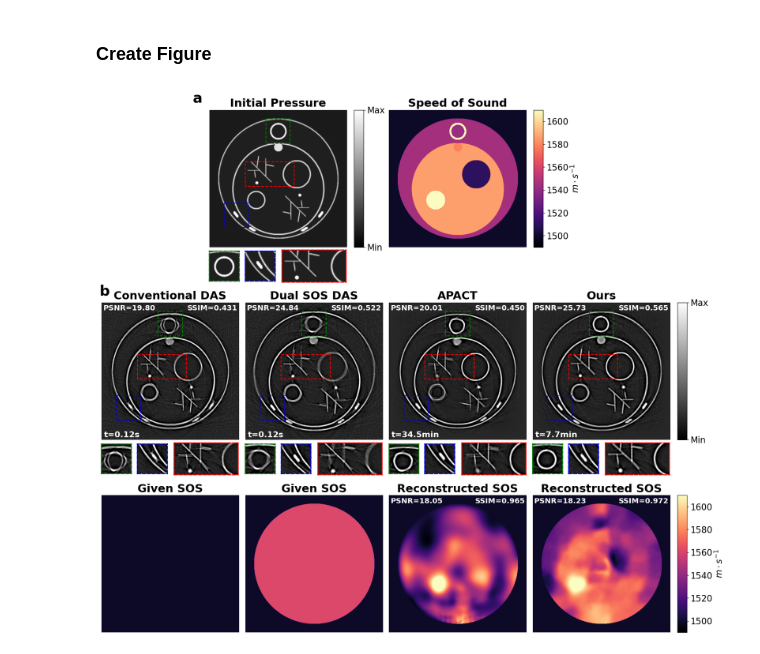
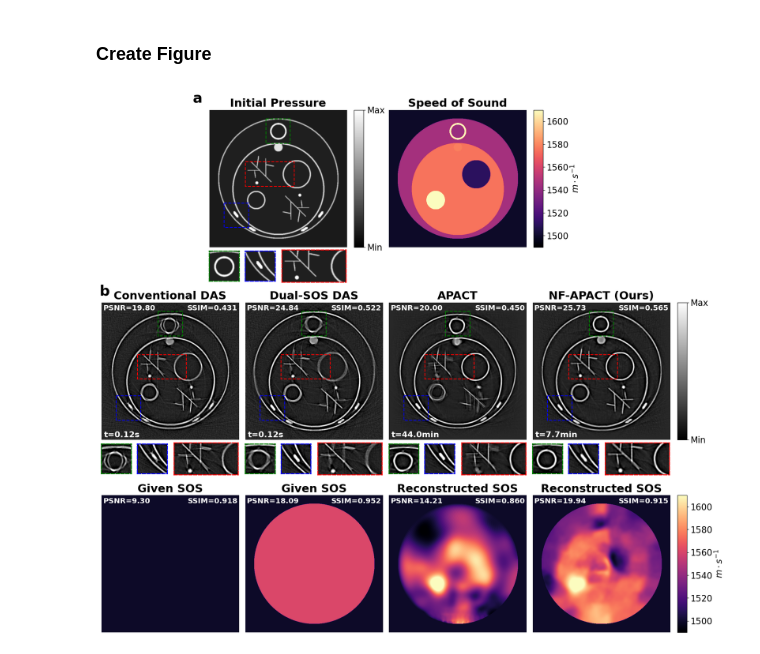
Before and after one commit to Lukeli0425/Coord-SoS-PACT, a Jupyter notebook: figures/figure_simulation.ipynb, the cells around one changed output. Saved outputs shown, nothing was run; the diff lists cells and outputs as text; code cells hidden in the pictures.

```diff
--- a/figures/figure_simulation.ipynb
+++ b/figures/figure_simulation.ipynb
@@ -25,9 +25,9 @@ IP_dual_das = load_mat(os.path.join(RESULTS_DIR, 'Dual-SOS_DAS', 'v_body=1561.0m
 IP_apact = load_mat(os.path.join(RESULTS_DIR, 'APACT', '32delays', 'IP_rec.mat'))
 IP_nf_apact = load_mat(os.path.join(RESULTS_DIR, 'NF-APACT', '32delays_1lyrs_64fts_TV=5.0e-05_lr=1.0e-04_30iters', 'IP_rec.mat'))
 
-SOS_gt = load_mat(os.path.join(DATA_DIR, 'SoS.mat'))
-SOS_uniform = load_mat(os.path.join(DATA_DIR, 'SoS_uniform.mat'))
-SOS_dual = load_mat(os.path.join(DATA_DIR, 'SoS_SB.mat'))
+SOS_gt = load_mat(os.path.join(DATA_DIR, 'SOS_easy.mat'))
+SOS_uniform = load_mat(os.path.join(DATA_DIR, 'SOS_uniform.mat'))
+SOS_dual = load_mat(os.path.join(DATA_DIR, 'SOS_SB.mat'))
 SOS_apact = load_mat(os.path.join(RESULTS_DIR, 'APACT', '32delays', 'SOS_rec.mat'))
 SOS_nf_apact = load_mat(os.path.join(RESULTS_DIR, 'NF-APACT', '32delays_1lyrs_64fts_TV=5.0e-05_lr=1.0e-04_30iters', 'SOS_rec.mat'))
 
@@ -82,7 +82,7 @@ cb.set_ticklabels(['1500', '1520', '1540', '1560', '1580', '1600'], fontsize=17)
 cb.set_label('$m \cdot s^{-1}$', fontsize=17)
 
 for idx, (img, method, time, SOS, SOS_title) in enumerate(zip([IP_das, IP_dual_das, IP_apact, IP_nf_apact],
-                                                              ['Conventional DAS', 'Dual SOS DAS', 'APACT', 'Ours'],
+                                                              ['Conventional DAS', 'Dual-SOS DAS', 'APACT', 'NF-APACT (Ours)'],
                                                               ['t={:.2f}s'.format(t_das), 't={:.2f}s'.format(t_dual_das), 't={:.1f}min'.format(t_apact/60), 't={:.1f}min'.format(t_nf_apact/60)],
                                                               [SOS_uniform, SOS_dual, SOS_apact, SOS_nf_apact],
                                                               ['Given SOS', 'Given SOS', 'Reconstructed SOS', 'Reconstructed SOS'])):
@@ -101,32 +101,32 @@ for idx, (img, method, time, SOS, SOS_title) in enumerate(zip([IP_das, IP_dual_d
         cb.set_ticks([5, -1])
         cb.set_ticklabels(['Max', 'Min'], fontsize=17)
 
     for k, (x, y, h, w, color) in enumerate(patches):
         rect = plt.Rectangle((y, x), w, h, fill=False, edgecolor=color, linewidth=1.6, linestyle='--')
         ax.add_patch(rect)
         ax2 = plt.subplot(gs[19:21,idx*4+k:idx*4+k+1+(k==2)])
         plt.imshow(img[x:x+h, y:y+w], cmap='gray', norm=norm)
         plt.xticks([])
         plt.yticks([])
         for loc in ['bottom', 'top', 'left', 'right']:
             ax2.spines[loc].set_color(color)
             ax2.spines[loc].set_linewidth(1.8)
             ax2.spines[loc].set_linestyle('--')
 
     ax = plt.subplot(gs[22:30,idx*4:(idx+1)*4])
     plt.axis('off')
     plt.title(SOS_title, fontsize=22, fontweight='semibold')
     plt.imshow(SOS, cmap='magma', norm=norm_SOS)
-    if idx >= 2:
+    if idx >= 0:
         plt.title('PSNR={:.2f}'.format(psnr(SOS, SOS_gt, data_range=data_range_SOS)), loc='left', x=0.01, y=0.92, fontsize=14.5, fontweight='semibold', color='white')
         plt.title('SSIM={:.3f}'.format(ssim(SOS, SOS_gt, data_range=data_range_SOS)), loc='right', x=0.99, y=0.92, fontsize=14.5, fontweight='semibold', color='white')
     if idx == 3:
         cax = fig.add_axes([ax.get_position().x1+0.01, ax.get_position().y0, 0.013, ax.get_position().height])
         cb = plt.colorbar(cax=cax, norm=norm_SOS)
         cb.set_ticks([1500, 1520, 1540, 1560, 1580, 1600])
         cb.set_ticklabels(['1500', '1520', '1540', '1560', '1580', '1600'], fontsize=17)
         cb.set_label('$m \cdot s^{-1}$', fontsize=17)
 
 plt.savefig('figure_simulation.png', bbox_inches='tight', dpi=256)
 # %% [output]
-[figure, old version]
+[figure, new version]
```
Also changed, not shown: parts of 1 cell of this notebook, 6 other files.
